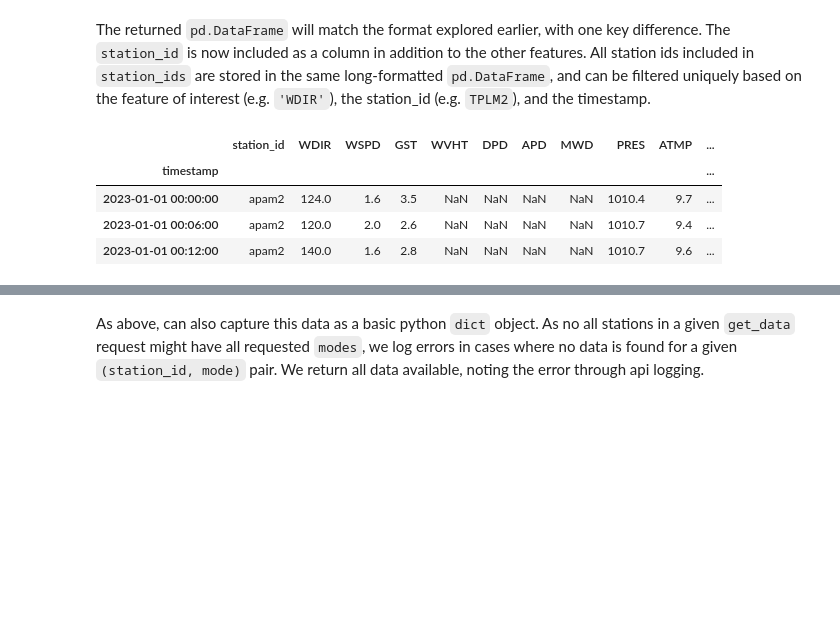
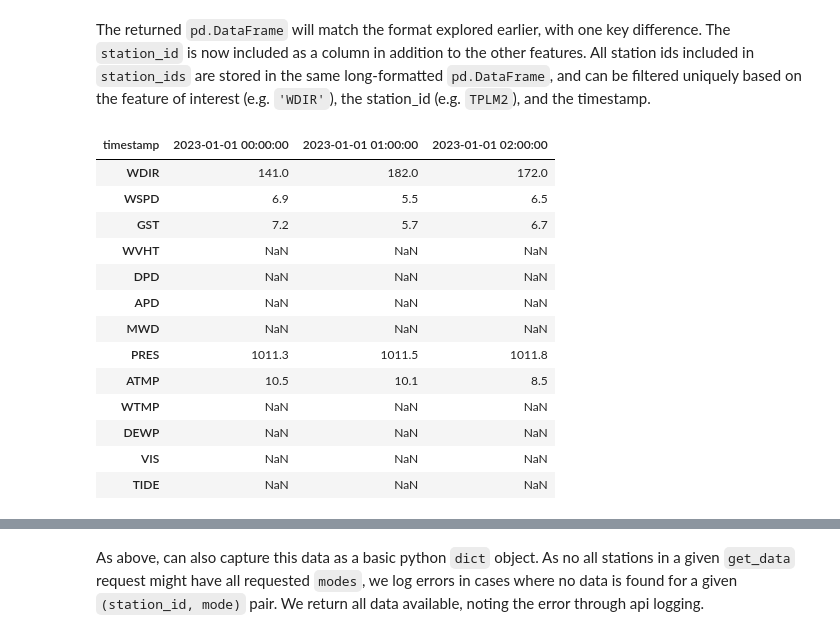
Before and after one commit to CDJellen/ndbc-api, a Jupyter notebook: notebooks/overview.ipynb, the cells around one changed output, grey strips where cells are left out. Cells and saved outputs as stored; diff of their text form; code cells hidden in the pictures; blank space fills up the shorter version.

```diff
--- a/notebooks/overview.ipynb
+++ b/notebooks/overview.ipynb
@@ -315,13 +312,22 @@ TypeError: NdbcApi._handle_accumulate_data() got multiple values for argument 'u
 # %% [markdown]
 The returned `pd.DataFrame` will match the format explored earlier, with one key difference. The `station_id` is now included as a column in addition to the other features. All station ids included in `station_ids` are stored in the same long-formatted `pd.DataFrame`, and can be filtered uniquely based on the feature of interest (e.g. `'WDIR'`), the station_id (e.g. `TPLM2`), and the timestamp.
 # %%
-df_annapolis_met.loc[df_annapolis_met.station_id == 'apam2'].head(3)
+df_annapolis_met.xs('tplm2', level='station_id').head(3).T
 # %% [output]
-|  | station_id | WDIR | WSPD | GST | WVHT | DPD | APD | MWD | PRES | ATMP | ... |
-| timestamp |  |  |  |  |  |  |  |  |  |  | ... |
-| 2023-01-01 00:00:00 | apam2 | 124.0 | 1.6 | 3.5 | NaN | NaN | NaN | NaN | 1010.4 | 9.7 | ... |
-| 2023-01-01 00:06:00 | apam2 | 120.0 | 2.0 | 2.6 | NaN | NaN | NaN | NaN | 1010.7 | 9.4 | ... |
-| 2023-01-01 00:12:00 | apam2 | 140.0 | 1.6 | 2.8 | NaN | NaN | NaN | NaN | 1010.7 | 9.6 | ... |
+| timestamp | 2023-01-01 00:00:00 | 2023-01-01 01:00:00 | 2023-01-01 02:00:00 |
+| WDIR | 141.0 | 182.0 | 172.0 |
+| WSPD | 6.9 | 5.5 | 6.5 |
+| GST | 7.2 | 5.7 | 6.7 |
+| WVHT | NaN | NaN | NaN |
+| DPD | NaN | NaN | NaN |
+| APD | NaN | NaN | NaN |
+| MWD | NaN | NaN | NaN |
+| PRES | 1011.3 | 1011.5 | 1011.8 |
+| ATMP | 10.5 | 10.1 | 8.5 |
+| WTMP | NaN | NaN | NaN |
+| DEWP | NaN | NaN | NaN |
+| VIS | NaN | NaN | NaN |
+| TIDE | NaN | NaN | NaN |
 # %%
 df_annapolis_met.info(verbose=True)
 # %% [output]
```
Also changed, not shown: parts of 10 cells of this notebook, 1 other file.
